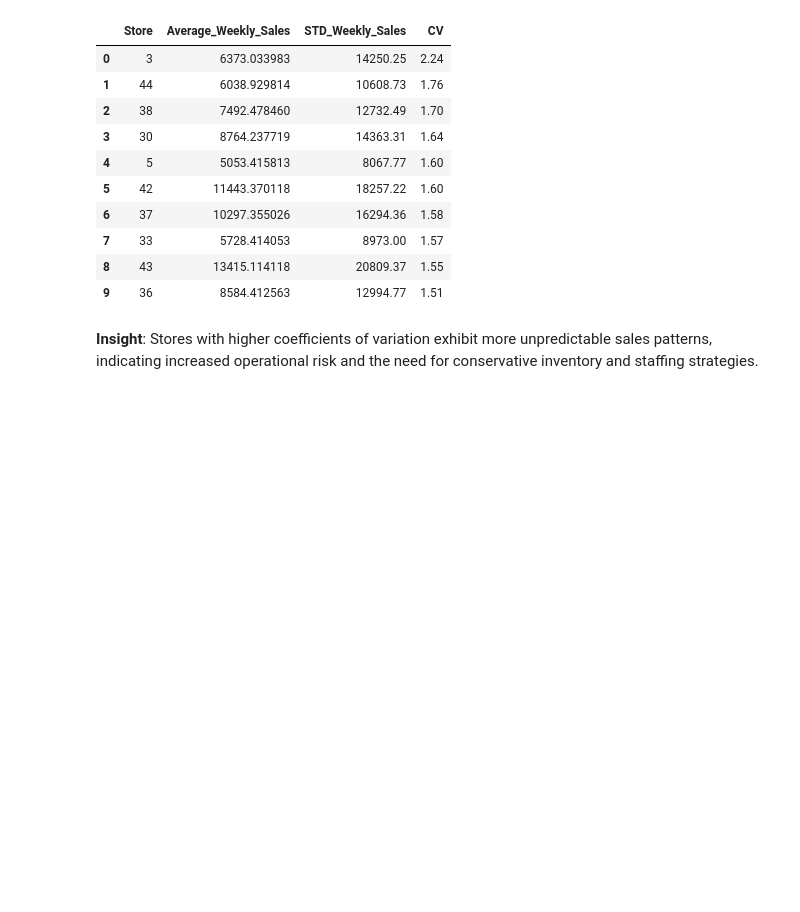
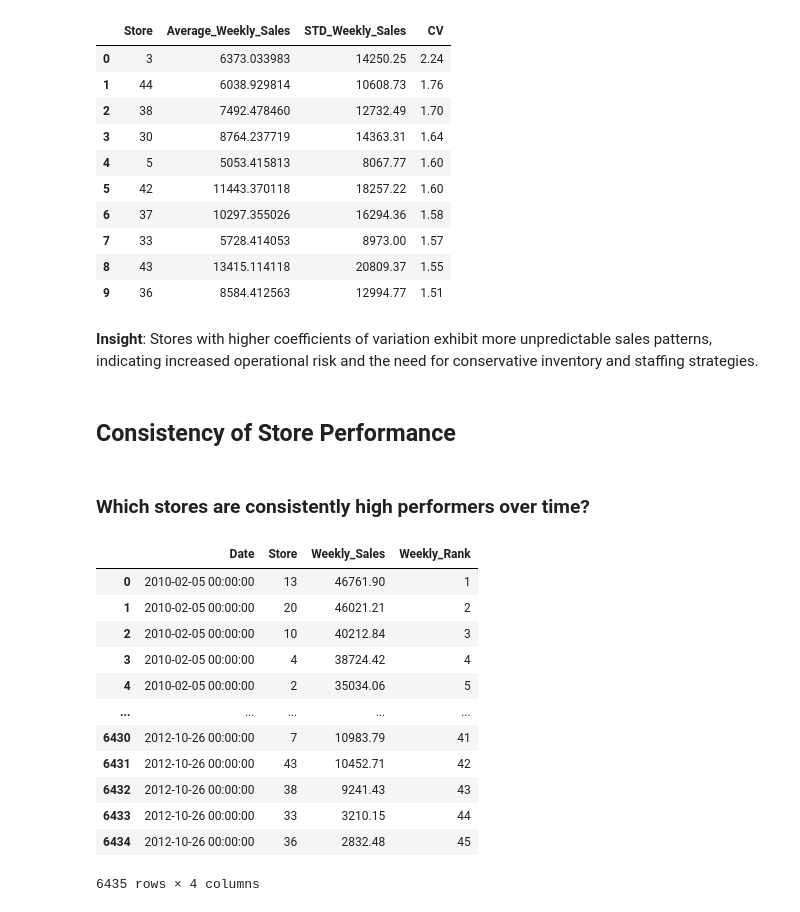
Before and after one commit to DavidO1621/Walmart-kpi-project, a Jupyter notebook: notebooks/02_SQL_KPIs.ipynb, the cells around one changed output. Cells and saved outputs as stored; diff of their text form; code cells hidden in the pictures; blank space fills up the shorter version.

```diff
--- a/notebooks/02_SQL_KPIs.ipynb
+++ b/notebooks/02_SQL_KPIs.ipynb
@@ -250,3 +250,34 @@ conn
 | 9 | 36 | 8584.412563 | 12994.77 | 1.51 |
 # %% [markdown]
 **Insight**: Stores with higher coefficients of variation exhibit more unpredictable sales patterns, indicating increased operational risk and the need for conservative inventory and staffing strategies.
+# %% [markdown]
+## Consistency of Store Performance
+# %% [markdown]
+### Which stores are consistently high performers over time?
+# %%
+pd.read_sql(
+"""
+SELECT
+Date,
+STORE,
+Weekly_Sales,
+DENSE_RANK() OVER (PARTITION BY DATE ORDER BY Weekly_Sales DESC) AS Weekly_Rank
+FROM walmart_sales
+GROUP BY Date,Store
+""",
+conn
+)
+# %% [output]
+|  | Date | Store | Weekly_Sales | Weekly_Rank |
+| 0 | 2010-02-05 00:00:00 | 13 | 46761.90 | 1 |
+| 1 | 2010-02-05 00:00:00 | 20 | 46021.21 | 2 |
+| 2 | 2010-02-05 00:00:00 | 10 | 40212.84 | 3 |
+| 3 | 2010-02-05 00:00:00 | 4 | 38724.42 | 4 |
+| 4 | 2010-02-05 00:00:00 | 2 | 35034.06 | 5 |
+| ... | ... | ... | ... | ... |
+| 6430 | 2012-10-26 00:00:00 | 7 | 10983.79 | 41 |
+| 6431 | 2012-10-26 00:00:00 | 43 | 10452.71 | 42 |
+| 6432 | 2012-10-26 00:00:00 | 38 | 9241.43 | 43 |
+| 6433 | 2012-10-26 00:00:00 | 33 | 3210.15 | 44 |
+| 6434 | 2012-10-26 00:00:00 | 36 | 2832.48 | 45 |
+6435 rows × 4 columns
```
Also changed, not shown: parts of 2 cells of this notebook.
